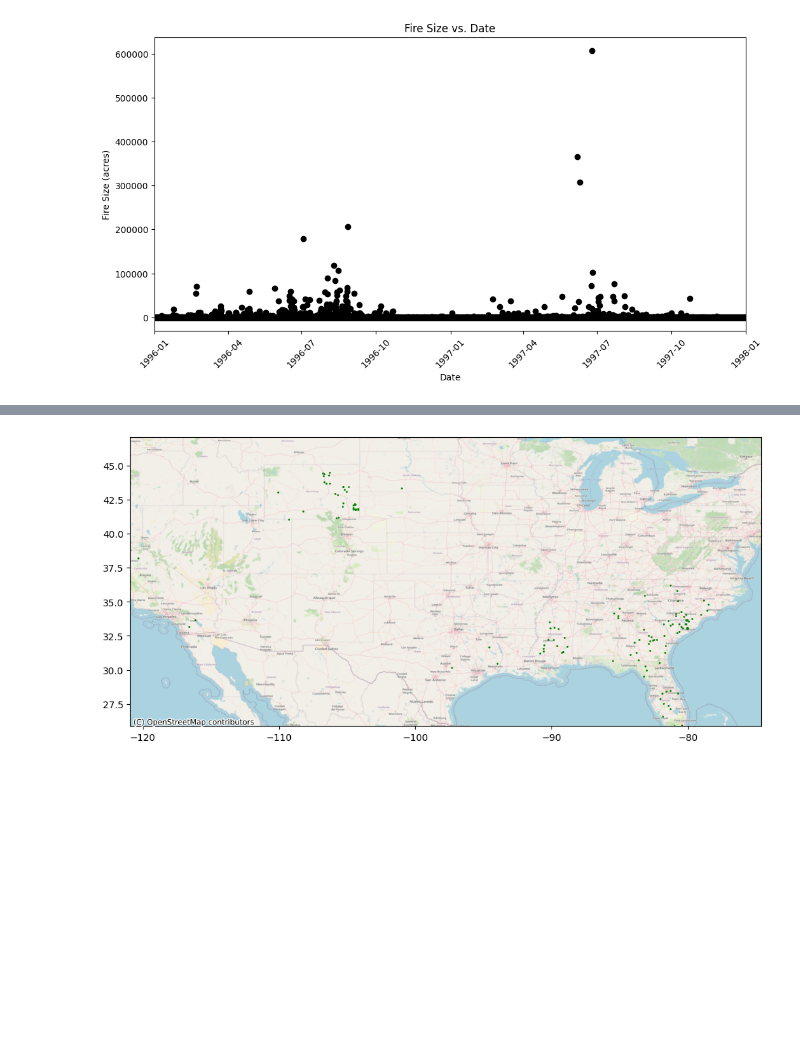
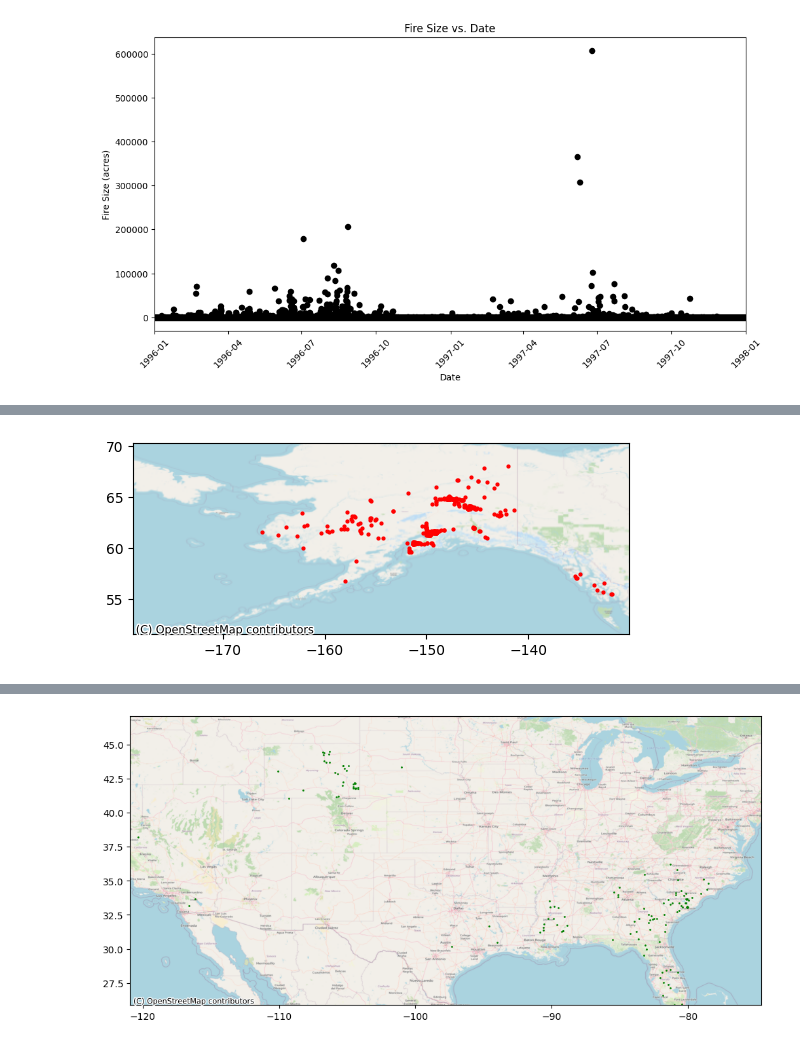
Before and after one commit to DanialArab/Geospatial_Data_Science, a Jupyter notebook: My GIS Projects/2. Exploratory Data Analysis on US Wildfires/EDA on 1.88 Million US Wildfires.ipynb, the cells around one changed output, grey strips where cells are left out. Cells and saved outputs as stored; diff of their text form; code cells hidden in the pictures; blank space fills up the shorter version.

```diff
--- a/My GIS Projects/2. Exploratory Data Analysis on US Wildfires/EDA on 1.88 Million US Wildfires.ipynb
+++ b/My GIS Projects/2. Exploratory Data Analysis on US Wildfires/EDA on 1.88 Million US Wildfires.ipynb
@@ -1007,0 +1052,4 @@ HERE
+# %%
+plotter_4(df, 'AK', 2006)
+# %% [output]
+[figure, added]
```
Also changed, not shown: parts of 25 cells of this notebook, 24 other files.
